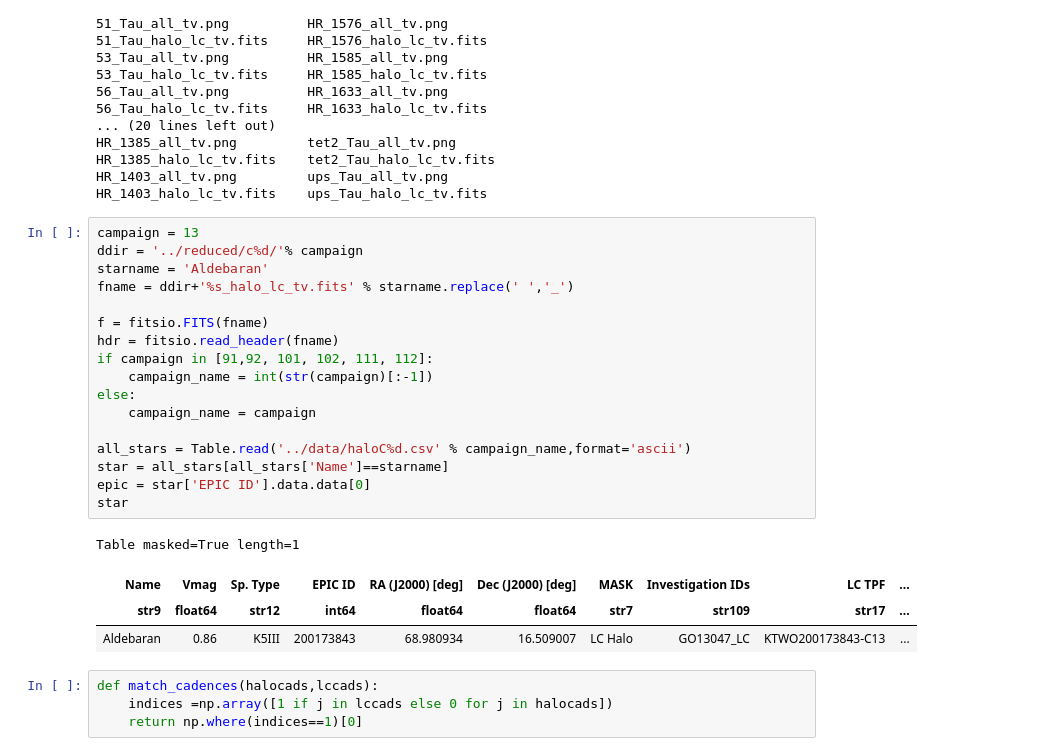
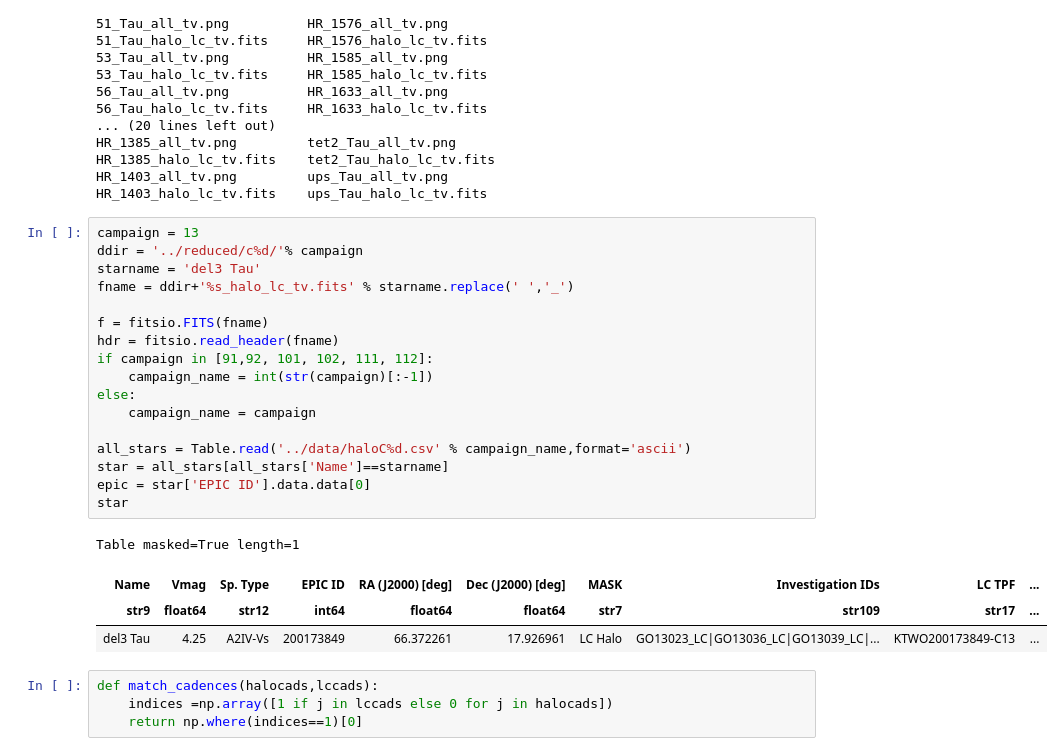
Before and after one commit to benjaminpope/k2halo, a Jupyter notebook: notebooks/k2sc_stars.ipynb, the cells around one changed output. Drawn from its saved outputs; the diff is of its cells as text.

```diff
--- a/notebooks/k2sc_stars.ipynb
+++ b/notebooks/k2sc_stars.ipynb
@@ -49,25 +49,25 @@ HR_1403_halo_lc_tv.fits    ups_Tau_halo_lc_tv.fits
 # %%
 campaign = 13
 ddir = '../reduced/c%d/'% campaign
-starname = 'Aldebaran'
+starname = 'del3 Tau'
 fname = ddir+'%s_halo_lc_tv.fits' % starname.replace(' ','_')
 
 f = fitsio.FITS(fname)
 hdr = fitsio.read_header(fname)
 if campaign in [91,92, 101, 102, 111, 112]:
     campaign_name = int(str(campaign)[:-1])
 else:
     campaign_name = campaign
 
 all_stars = Table.read('../data/haloC%d.csv' % campaign_name,format='ascii')
 star = all_stars[all_stars['Name']==starname]
 epic = star['EPIC ID'].data.data[0]
 star
 # %% [output]
 Table masked=True length=1
 | Name | Vmag | Sp. Type | EPIC ID | RA (J2000) [deg] | Dec (J2000) [deg] | MASK | Investigation IDs | LC TPF | ... |
 | str9 | float64 | str12 | int64 | float64 | float64 | str7 | str109 | str17 | ... |
-| Aldebaran | 0.86 | K5III | 200173843 | 68.980934 | 16.509007 | LC Halo | GO13047_LC | KTWO200173843-C13 | ... |
+| del3 Tau | 4.25 | A2IV-Vs | 200173849 | 66.372261 | 17.926961 | LC Halo | GO13023_LC|GO13036_LC|GO13039_LC|... | KTWO200173849-C13 | ... |
 # %%
 def match_cadences(halocads,lccads):
     indices =np.array([1 if j in lccads else 0 for j in halocads])
```
Also changed, not shown: parts of 9 cells of this notebook, 9 other files.
